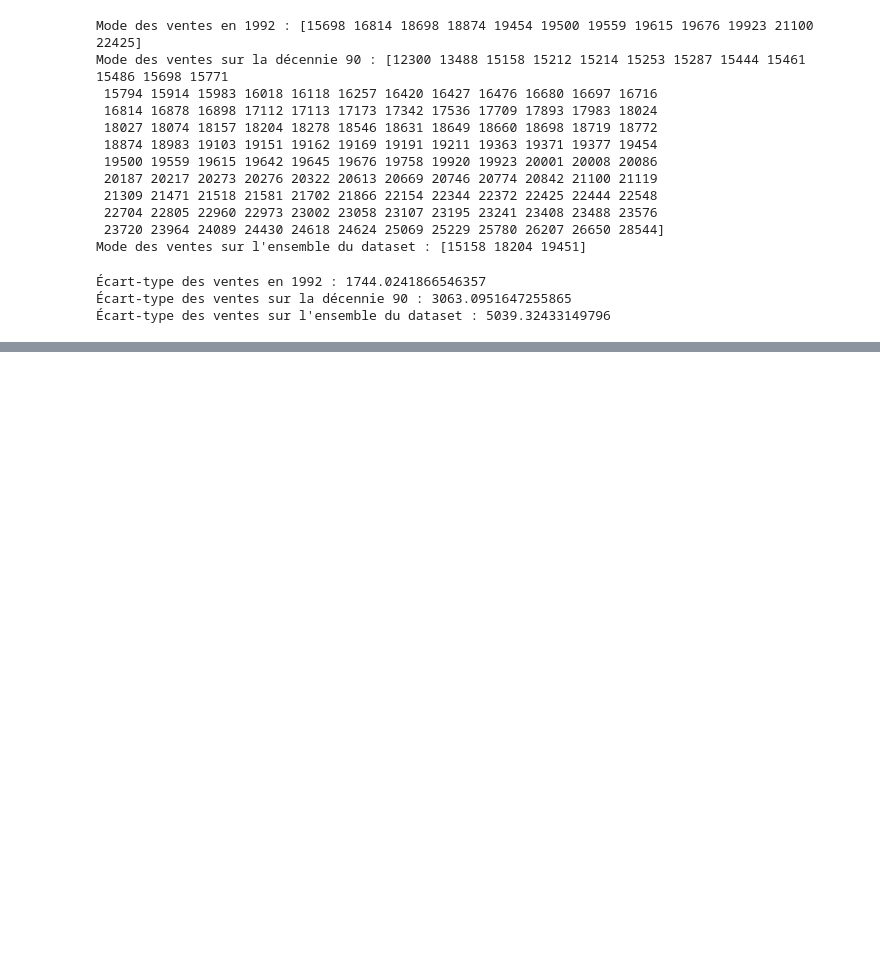
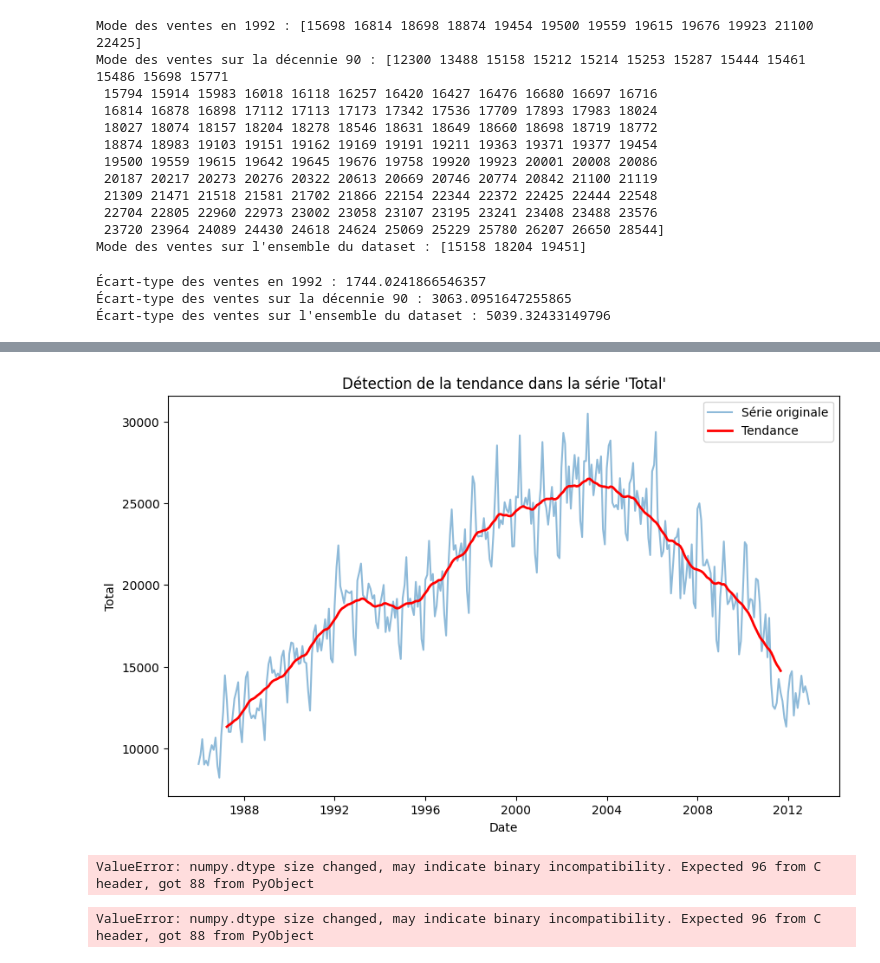
Before and after one commit to DGZlThomas/poichat, a Jupyter notebook: poichat.ipynb, the cells around one changed output, grey strips where cells are left out. Drawn from its saved outputs; the diff is of its cells as text; code cells hidden in the pictures; blank space fills up the shorter version.

```diff
--- a/poichat.ipynb
+++ b/poichat.ipynb
@@ -103,0 +153,62 @@ print("Écart-type des ventes sur l'ensemble du dataset :", ecart_type_total)
+# %%
+import pandas as pd
+import matplotlib.pyplot as plt
+from statsmodels.tsa.seasonal import seasonal_decompose
+
+catfish = pd.read_csv('data/catfish.csv', index_col='Date', parse_dates=True)
+series = catfish['Total']
+decomposition = seasonal_decompose(series, model='additive', period=30)
+trend = decomposition.trend
+
+plt.figure(figsize=(10, 6))
+plt.plot(series, label="Série originale", alpha=0.5)
+plt.plot(trend, label="Tendance", linewidth=2, color='red')
+plt.title("Détection de la tendance dans la série 'Total'")
+plt.xlabel("Date")
+plt.ylabel("Total")
+plt.legend()
+plt.show()
+# %% [output]
+[figure, added]
+# %%
+import pandas as pd
+import matplotlib.pyplot as plt
+import pmdarima as pm
+
+data = pd.read_csv('data/catfish.csv', index_col='Date', parse_dates=True)
+train = data.loc['1986':'2000']['Total']
+test = data.loc['2001':'2012']['Total']
+
+model = pm.auto_arima(train, seasonal=False, stepwise=True, suppress_warnings=True)
+forecast = model.predict(n_periods=len(test))
+
+plt.figure(figsize=(12,6))
+plt.plot(train.index, train, label='Données 1986-2000')
+plt.plot(test.index, test, label='Données réelles 2001-2012', color='blue')
+plt.plot(test.index, forecast, label='Prévision', color='red')
+plt.title("Prévision des ventes de 2001 à 2012 avec pmdarima")
+plt.xlabel("Date")
+plt.ylabel("Total")
+plt.legend()
+plt.show()
+
+def mse(actual, predicted):
+    return ((actual - predicted) ** 2).mean()
+
+def mae(actual, predicted):
+    return (abs(actual - predicted)).mean()
+
+print("MSE :", mse(test, forecast))
+print("MAE :", mae(test, forecast))
+# %% [output]
+ValueError: numpy.dtype size changed, may indicate binary incompatibility. Expected 96 from C header, got 88 from PyObject
+# %%
+import pandas as pd
+import pmdarima as pm
+
+data = pd.read_csv('data/catfish.csv', index_col='Date', parse_dates=True)
+train = data.loc['1986':'2000']['Total']
+model = pm.auto_arima(train, seasonal=False, stepwise=True, suppress_warnings=True)
+print(model.summary())
+# %% [output]
+ValueError: numpy.dtype size changed, may indicate binary incompatibility. Expected 96 from C header, got 88 from PyObject
```
Also changed, not shown: parts of 2 cells of this notebook, 2 other files.
